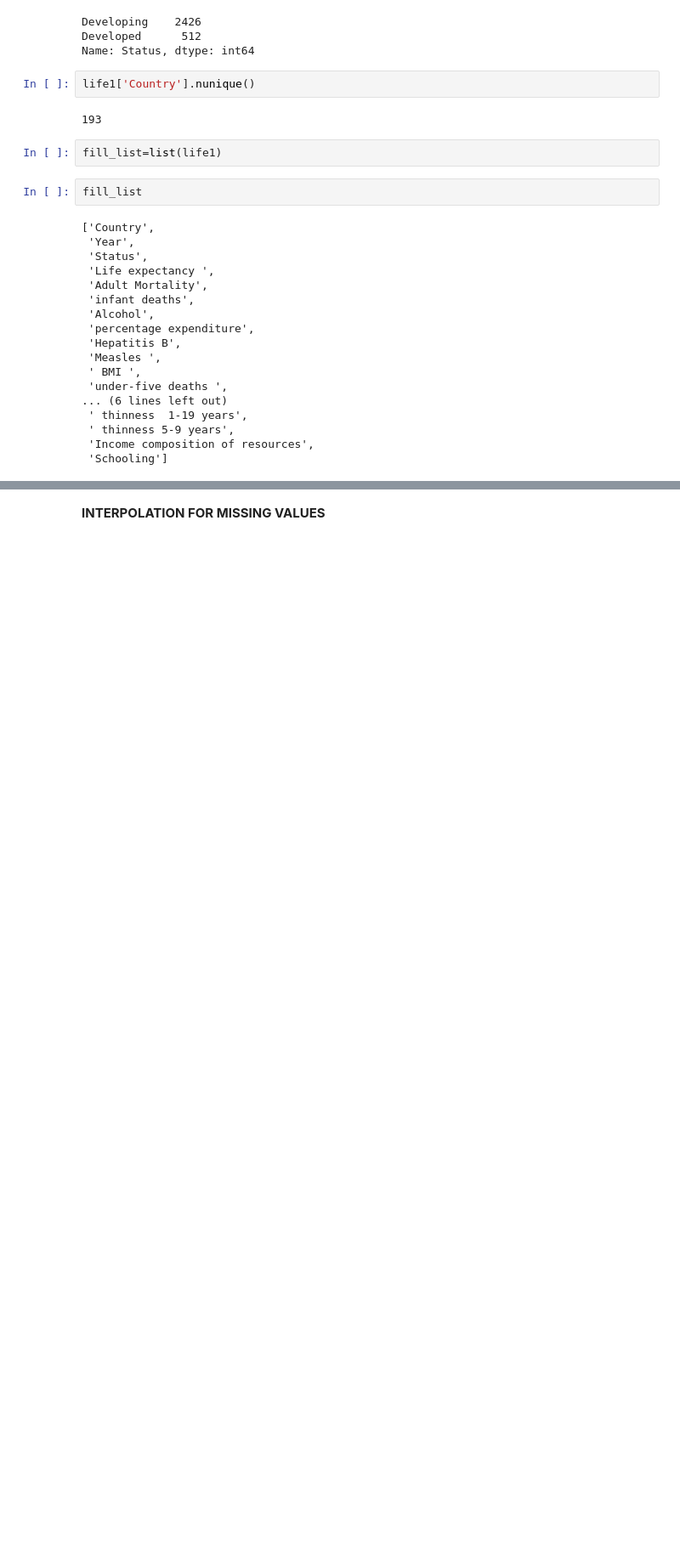
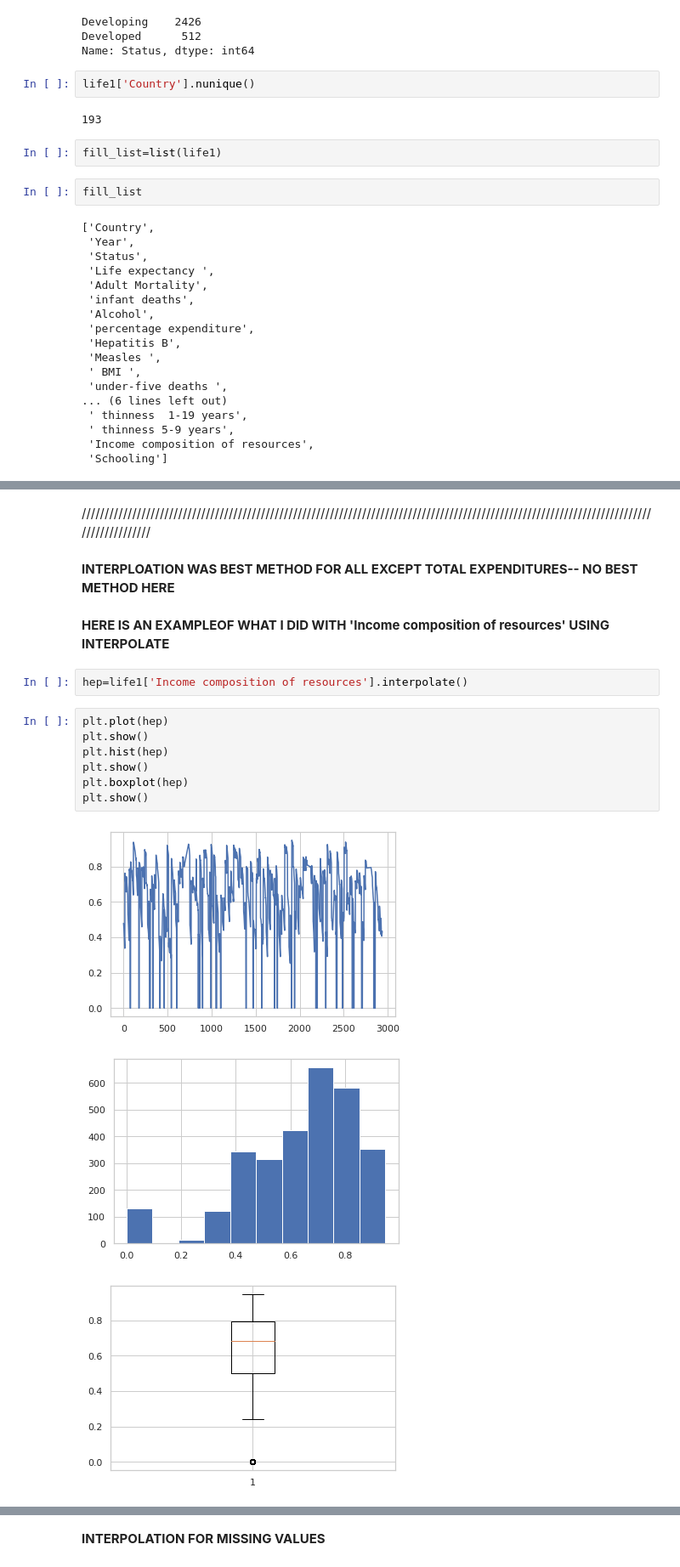
Before and after one commit to AlexBB999/Classwork, a Jupyter notebook: 14_10_Challenege.ipynb, the cells around one changed output, grey strips where cells are left out. Shown at 85% size. Drawn from its saved outputs; the diff is of its cells as text; blank space fills up the shorter version.

```diff
--- a/14_10_Challenege.ipynb
+++ b/14_10_Challenege.ipynb
@@ -104,3 +333,24 @@ fill_list
+# %% [markdown]
+///////////////////////////////////////////////////////////////////////////////////////////////////////////////////////////////////////////
+# %% [markdown]
+**INTERPLOATION WAS BEST METHOD FOR ALL EXCEPT TOTAL EXPENDITURES-- NO BEST METHOD HERE**
+# %% [markdown]
+
+
+**HERE IS AN EXAMPLEOF WHAT I DID WITH 'Income composition of resources' USING INTERPOLATE**
+# %%
+hep=life1['Income composition of resources'].interpolate()
+# %%
+plt.plot(hep)
+plt.show()
+plt.hist(hep)
+plt.show()
+plt.boxplot(hep)
+plt.show()
+# %% [output]
+[figure, added]
+[figure, added]
+[figure, added]
 # %%
 life1.isnull().sum()
 # %% [output]
```
Also changed, not shown: parts of 41 cells of this notebook.
